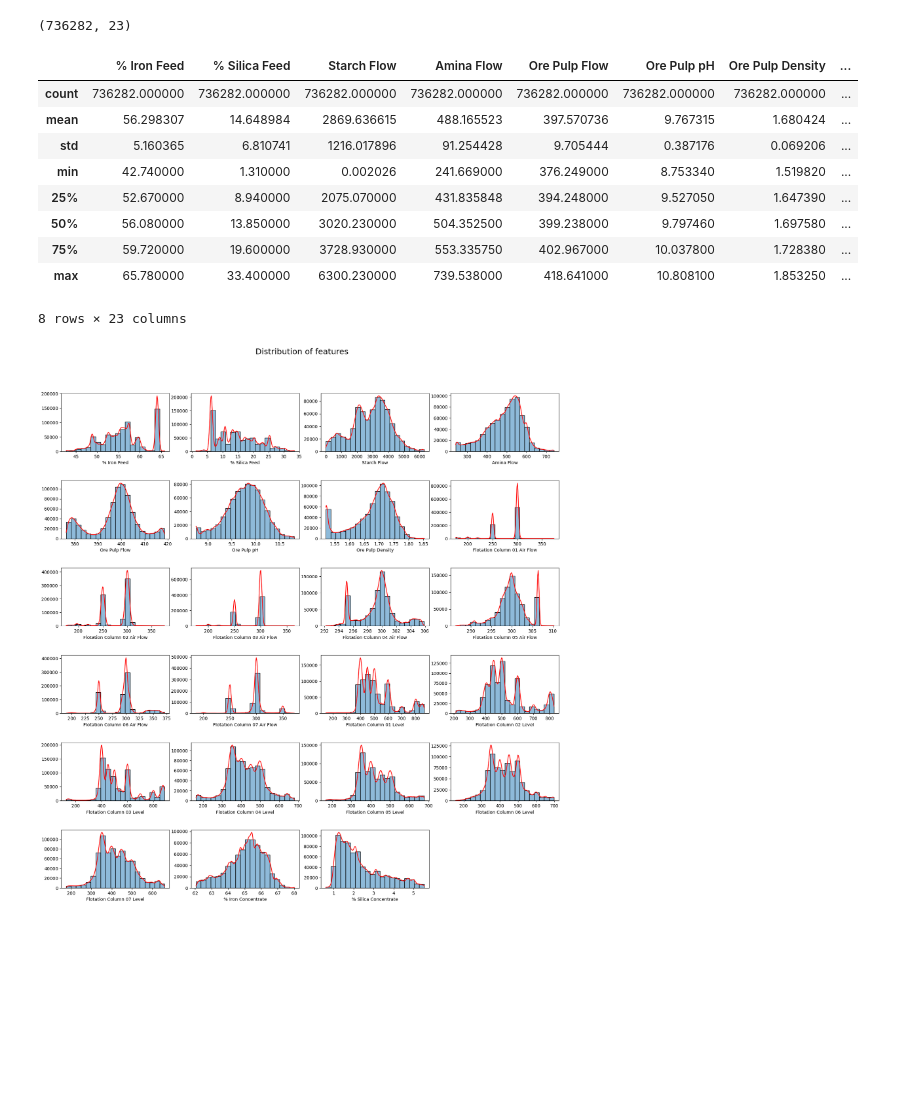
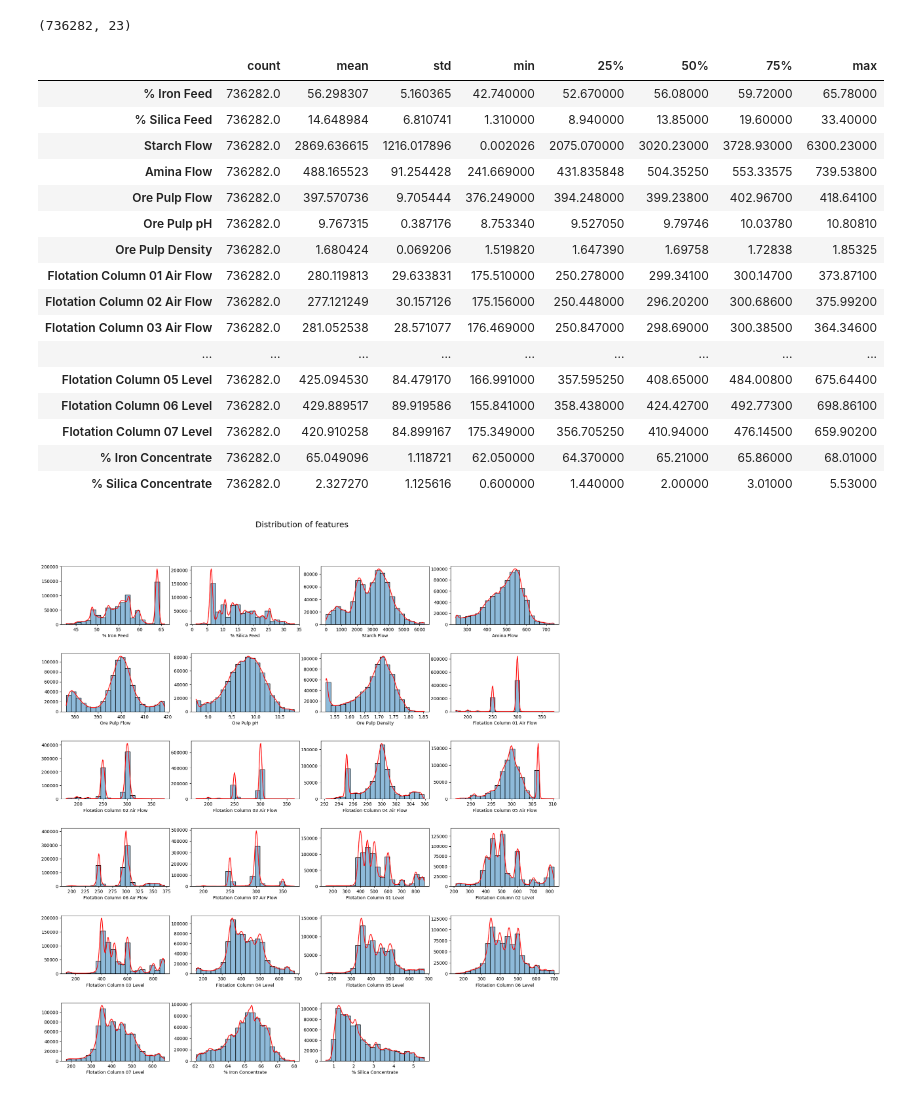
Before and after one commit to ArifAygun/Iron-Ore-Froth-Flotation-Quality-Prediction, a Jupyter notebook: Iron_Ore_Froth_Flotation_Quality_Prediction.ipynb, the cells around one changed output. Saved outputs shown, nothing was run; the diff lists cells and outputs as text; code cells hidden in the pictures; blank space fills up the shorter version.

```diff
--- a/Iron_Ore_Froth_Flotation_Quality_Prediction.ipynb
+++ b/Iron_Ore_Froth_Flotation_Quality_Prediction.ipynb
@@ -188,18 +216,25 @@ df.shape
 # %% [output]
 (736282, 23)
 # %%
-df.describe()
+df.describe().T
 # %% [output]
-|  | % Iron Feed | % Silica Feed | Starch Flow | Amina Flow | Ore Pulp Flow | Ore Pulp pH | Ore Pulp Density | ... |
-| count | 736282.000000 | 736282.000000 | 736282.000000 | 736282.000000 | 736282.000000 | 736282.000000 | 736282.000000 | ... |
-| mean | 56.298307 | 14.648984 | 2869.636615 | 488.165523 | 397.570736 | 9.767315 | 1.680424 | ... |
-| std | 5.160365 | 6.810741 | 1216.017896 | 91.254428 | 9.705444 | 0.387176 | 0.069206 | ... |
-| min | 42.740000 | 1.310000 | 0.002026 | 241.669000 | 376.249000 | 8.753340 | 1.519820 | ... |
-| 25% | 52.670000 | 8.940000 | 2075.070000 | 431.835848 | 394.248000 | 9.527050 | 1.647390 | ... |
-| 50% | 56.080000 | 13.850000 | 3020.230000 | 504.352500 | 399.238000 | 9.797460 | 1.697580 | ... |
-| 75% | 59.720000 | 19.600000 | 3728.930000 | 553.335750 | 402.967000 | 10.037800 | 1.728380 | ... |
-| max | 65.780000 | 33.400000 | 6300.230000 | 739.538000 | 418.641000 | 10.808100 | 1.853250 | ... |
+|  | count | mean | std | min | 25% | 50% | 75% | max |
+| % Iron Feed | 736282.0 | 56.298307 | 5.160365 | 42.740000 | 52.670000 | 56.08000 | 59.72000 | 65.78000 |
+| % Silica Feed | 736282.0 | 14.648984 | 6.810741 | 1.310000 | 8.940000 | 13.85000 | 19.60000 | 33.40000 |
+| Starch Flow | 736282.0 | 2869.636615 | 1216.017896 | 0.002026 | 2075.070000 | 3020.23000 | 3728.93000 | 6300.23000 |
+| Amina Flow | 736282.0 | 488.165523 | 91.254428 | 241.669000 | 431.835848 | 504.35250 | 553.33575 | 739.53800 |
+| Ore Pulp Flow | 736282.0 | 397.570736 | 9.705444 | 376.249000 | 394.248000 | 399.23800 | 402.96700 | 418.64100 |
+| Ore Pulp pH | 736282.0 | 9.767315 | 0.387176 | 8.753340 | 9.527050 | 9.79746 | 10.03780 | 10.80810 |
+| Ore Pulp Density | 736282.0 | 1.680424 | 0.069206 | 1.519820 | 1.647390 | 1.69758 | 1.72838 | 1.85325 |
+| Flotation Column 01 Air Flow | 736282.0 | 280.119813 | 29.633831 | 175.510000 | 250.278000 | 299.34100 | 300.14700 | 373.87100 |
+| Flotation Column 02 Air Flow | 736282.0 | 277.121249 | 30.157126 | 175.156000 | 250.448000 | 296.20200 | 300.68600 | 375.99200 |
+| Flotation Column 03 Air Flow | 736282.0 | 281.052538 | 28.571077 | 176.469000 | 250.847000 | 298.69000 | 300.38500 | 364.34600 |
+| ... | ... | ... | ... | ... | ... | ... | ... | ... |
+| Flotation Column 05 Level | 736282.0 | 425.094530 | 84.479170 | 166.991000 | 357.595250 | 408.65000 | 484.00800 | 675.64400 |
+| Flotation Column 06 Level | 736282.0 | 429.889517 | 89.919586 | 155.841000 | 358.438000 | 424.42700 | 492.77300 | 698.86100 |
+| Flotation Column 07 Level | 736282.0 | 420.910258 | 84.899167 | 175.349000 | 356.705250 | 410.94000 | 476.14500 | 659.90200 |
+| % Iron Concentrate | 736282.0 | 65.049096 | 1.118721 | 62.050000 | 64.370000 | 65.21000 | 65.86000 | 68.01000 |
+| % Silica Concentrate | 736282.0 | 2.327270 | 1.125616 | 0.600000 | 1.440000 | 2.00000 | 3.01000 | 5.53000 |
-8 rows × 23 columns
 # %%
 features = df.columns
 plt.figure(figsize= (20,20))
```
Also changed, not shown: parts of 56 cells of this notebook.
